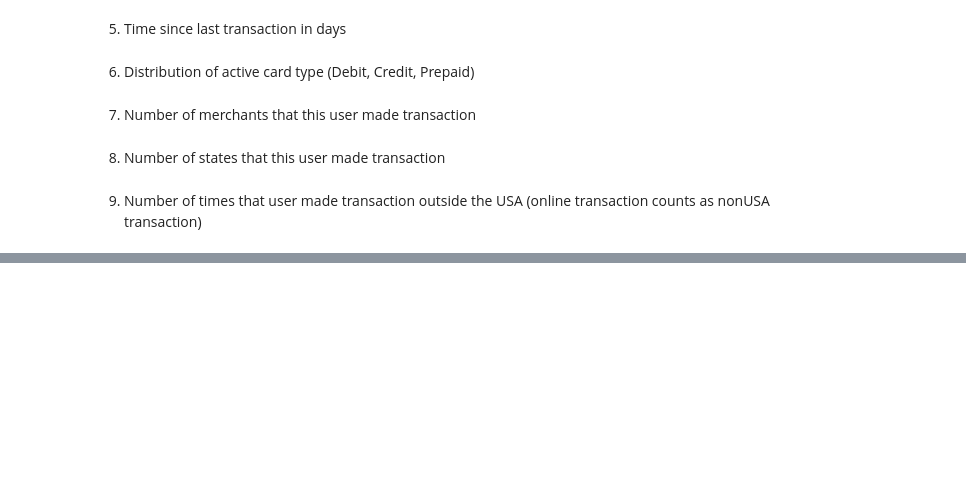
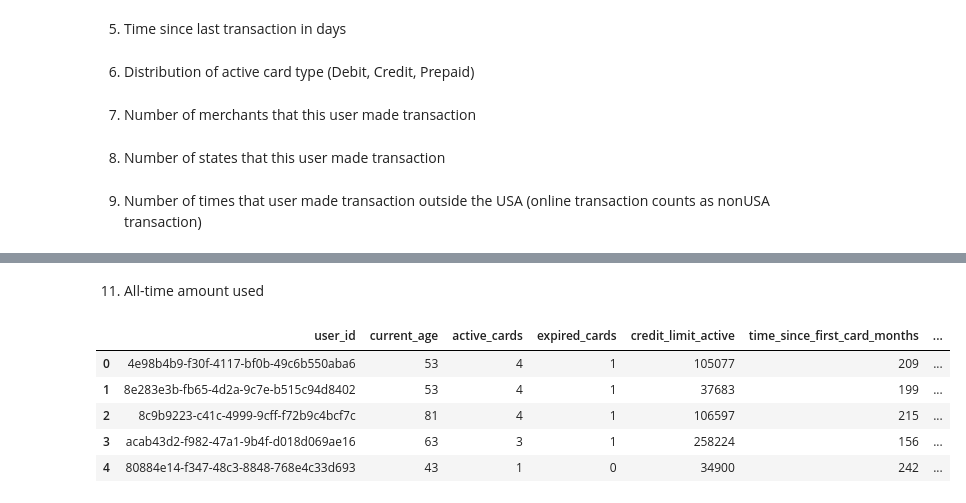
Before and after one commit to Qandle/Data_Cleansing, a Jupyter notebook: Lab 4_ Data cleansing and preparation.ipynb, the cells around one changed output, grey strips where cells are left out. Cells and saved outputs as stored; diff of their text form; code cells hidden in the pictures; blank space fills up the shorter version.

```diff
--- a/Lab 4_ Data cleansing and preparation.ipynb
+++ b/Lab 4_ Data cleansing and preparation.ipynb
@@ -38,3 +106,6 @@ cd_tst.isna().sum()
+# %%
+cd_tst_valid = cd_tst[cd_tst.errors.isna()]
+cd_tst_valid = cd_tst_valid.drop(columns=["errors"]).reindex()
 # %% [markdown]
 ### credit users
 # %%
@@ -210,0 +400,18 @@ user_prof.head(10)
+# %% [markdown]
+11. All-time amount used
+# %%
+# all_time_amount_used
+temp = cd_tst_valid.groupby(['user_id'])\
+    .agg({'amount':sum})\
+    .rename(columns={'amount':'all_time_amount_used'})
+
+# add all_time_amount_used to user_prof
+user_prof = user_prof.merge(temp, how = 'left',on = 'user_id')
+user_prof.head()
+# %% [output]
+|  | user_id | current_age | active_cards | expired_cards | credit_limit_active | time_since_first_card_months | ... |
+| 0 | 4e98b4b9-f30f-4117-bf0b-49c6b550aba6 | 53 | 4 | 1 | 105077 | 209 | ... |
+| 1 | 8e283e3b-fb65-4d2a-9c7e-b515c94d8402 | 53 | 4 | 1 | 37683 | 199 | ... |
+| 2 | 8c9b9223-c41c-4999-9cff-f72b9c4bcf7c | 81 | 4 | 1 | 106597 | 215 | ... |
+| 3 | acab43d2-f982-47a1-9b4f-d018d069ae16 | 63 | 3 | 1 | 258224 | 156 | ... |
+| 4 | 80884e14-f347-48c3-8848-768e4c33d693 | 43 | 1 | 0 | 34900 | 242 | ... |
```
Also changed, not shown: parts of 22 cells of this notebook.
